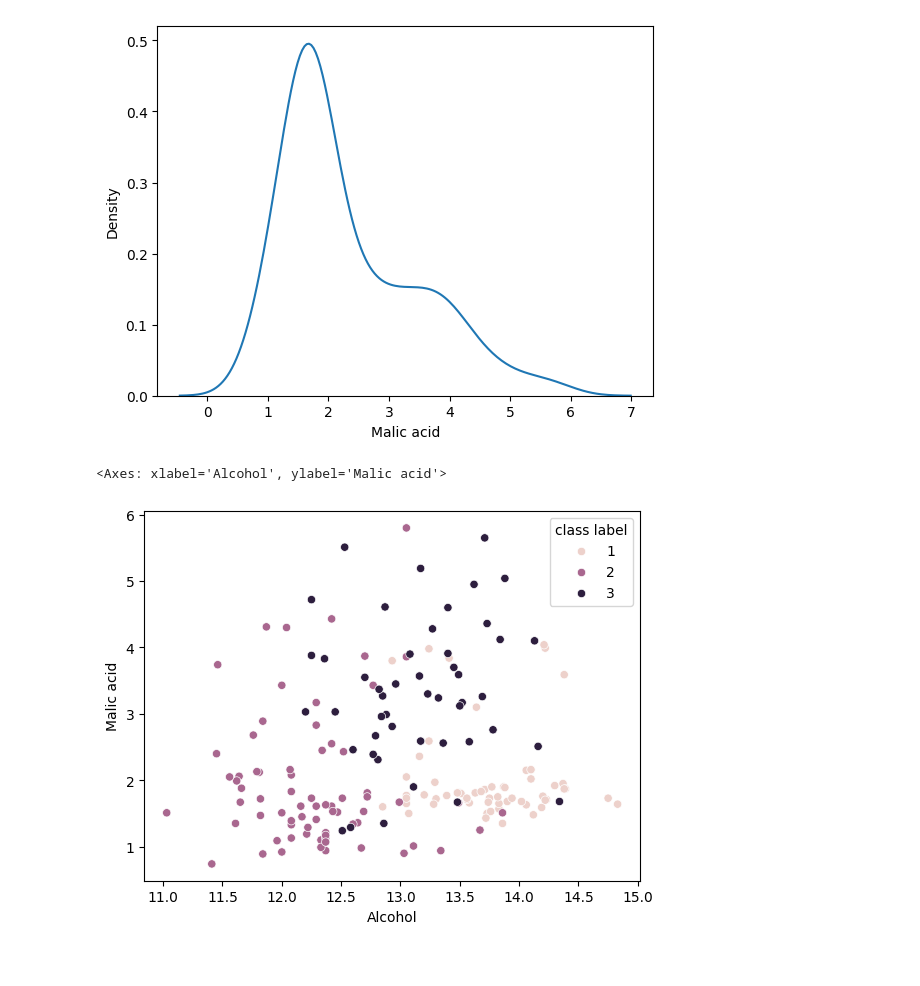
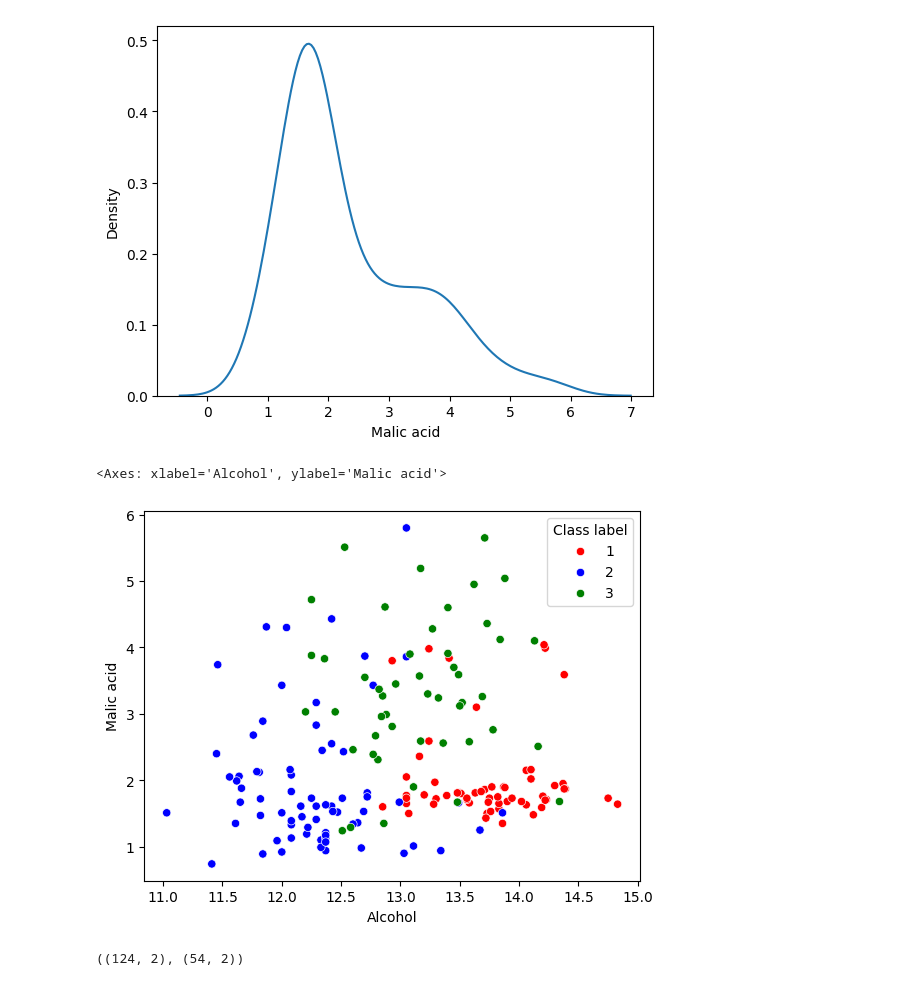
Before and after one commit to Vikaspundir24/100Days-of-ML, a Jupyter notebook: Day - 25 Feature Scaling - Normalization - MinMaxScaling/Day 25.ipynb, the cells around one changed output. Saved outputs shown, nothing was run; the diff lists cells and outputs as text; code cells hidden in the pictures.

```diff
--- a/Day - 25 Feature Scaling - Normalization - MinMaxScaling/Day 25.ipynb
+++ b/Day - 25 Feature Scaling - Normalization - MinMaxScaling/Day 25.ipynb
@@ -5,7 +5,7 @@ import matplotlib.pyplot as plt
 import seaborn as sns
 # %%
 df = pd.read_csv('wine_data.csv', header = None, usecols = [0,1,2])
-df.columns=['class label', 'Alcohol', 'Malic acid']
+df.columns=['Class label', 'Alcohol', 'Malic acid']
 # %%
 df
 # %% [output]
@@ -33,8 +33,20 @@ sns.kdeplot(df['Malic acid'])
 <Axes: xlabel='Malic acid', ylabel='Density'>
 [figure]
 # %%
-sns.scatterplot(x = 'Alcohol', y = 'Malic acid', data = df, hue = 'class label', palette = colour_dict)
-colour_dict = {1: 'red', 2: 'green', 3:'blue'}
+colour_dict = {1: 'red', 2: 'blue', 3:'green'}
+sns.scatterplot(x = 'Alcohol', y = 'Malic acid', data = df, hue = 'Class label', palette = colour_dict)
 # %% [output]
 <Axes: xlabel='Alcohol', ylabel='Malic acid'>
-[figure, old version]
+[figure, new version]
+# %%
+from sklearn.model_selection import train_test_split
+X_train,X_test,y_train,y_test = train_test_split(
+    df.drop('Class label', axis = 1),
+    df['Class label'],
+    test_size = 0.3,
+    random_state = 0
+)
+
+X_train.shape, X_test.shape
+# %% [output]
+((124, 2), (54, 2))
```
Also changed, not shown: parts of 1 cell of this notebook.
